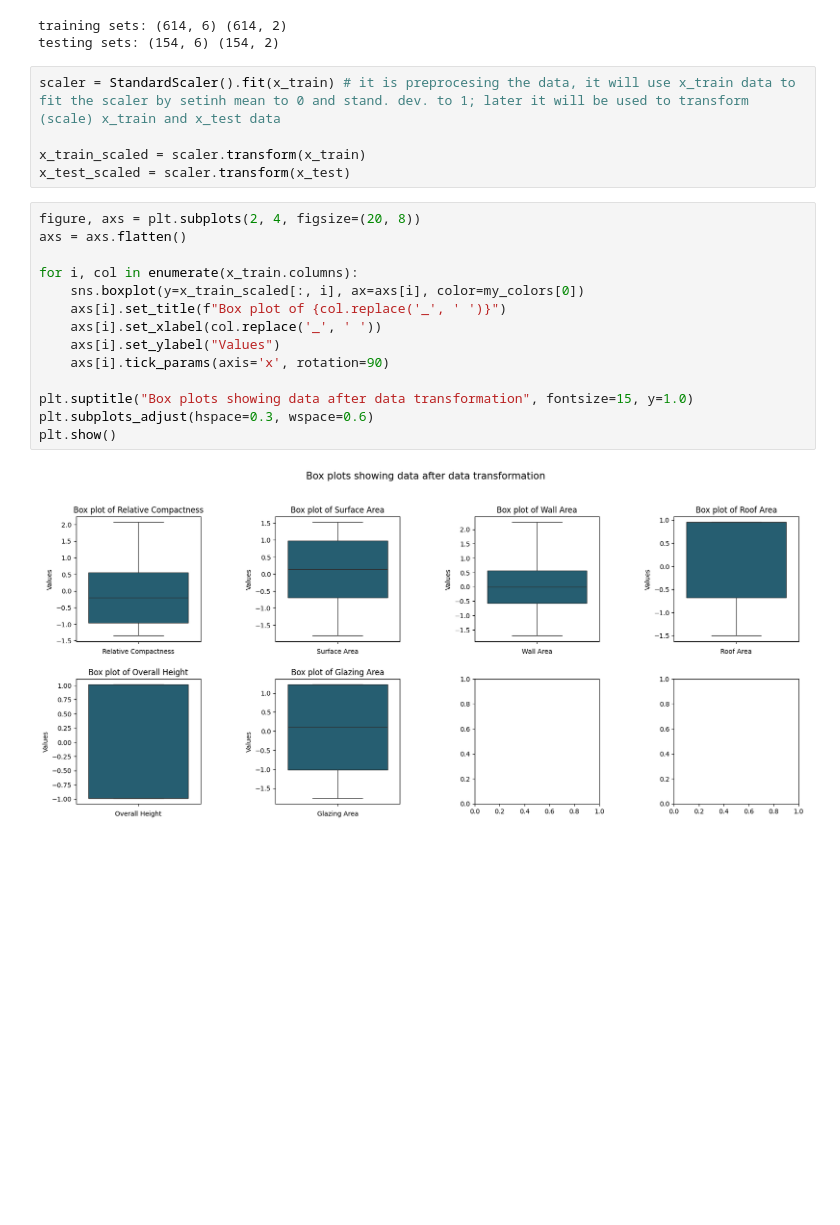
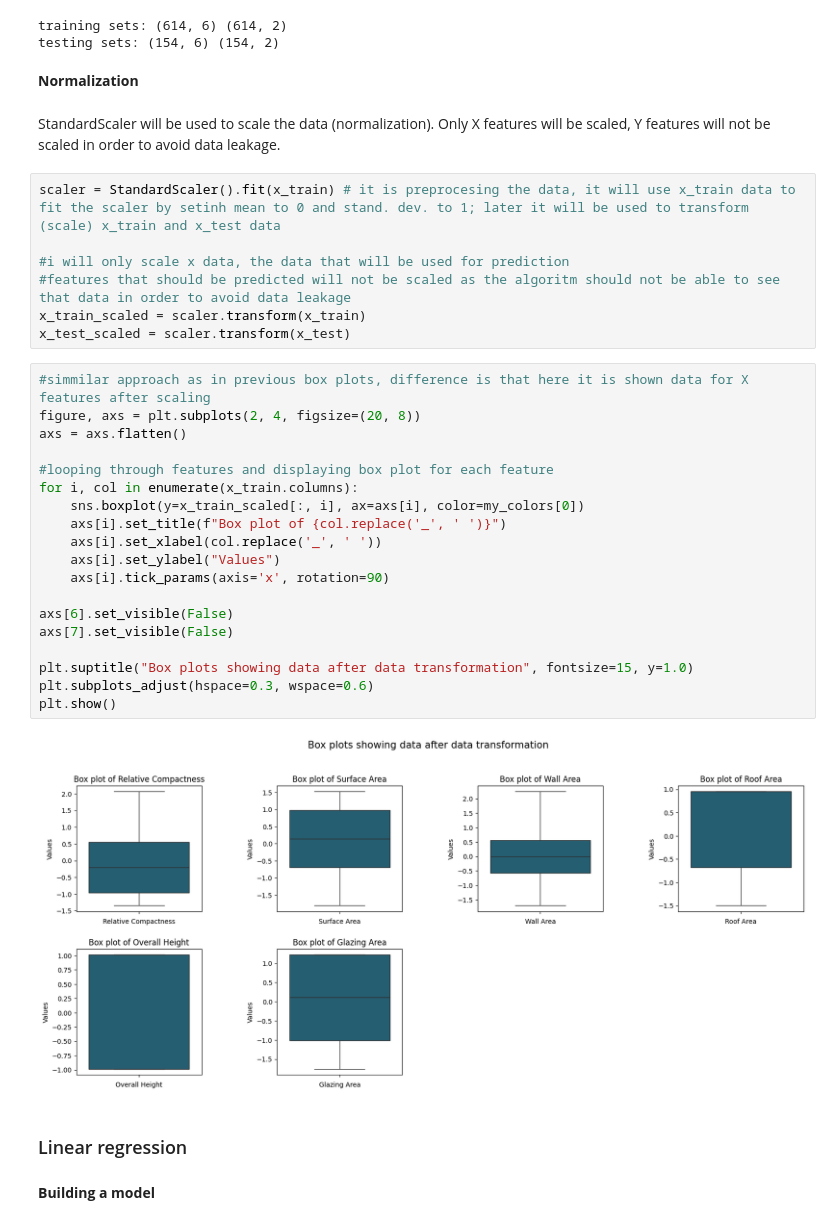
Before and after one commit to dalimvc/Regression-Models, a Jupyter notebook: 24-AS1-b21dalmi.ipynb, the cells around one changed output. Saved outputs shown, nothing was run; the diff lists cells and outputs as text; blank space fills up the shorter version.

Commit message:
adding liner regression

```diff
--- a/24-AS1-b21dalmi.ipynb
+++ b/24-AS1-b21dalmi.ipynb
@@ -222,24 +248,39 @@ print('testing sets:', x_test.shape , y_test.shape)
 # %% [output]
 training sets: (614, 6) (614, 2)
 testing sets: (154, 6) (154, 2)
+# %% [markdown]
+<b>Normalization</b>
+# %% [markdown]
+StandardScaler will be used to scale the data (normalization). Only X features will be scaled, Y features will not be scaled in order to avoid data leakage.
 # %%
 scaler = StandardScaler().fit(x_train) # it is preprocesing the data, it will use x_train data to fit the scaler by setinh mean to 0 and stand. dev. to 1; later it will be used to transform (scale) x_train and x_test data
 
+#i will only scale x data, the data that will be used for prediction
+#features that should be predicted will not be scaled as the algoritm should not be able to see that data in order to avoid data leakage
 x_train_scaled = scaler.transform(x_train)
 x_test_scaled = scaler.transform(x_test)
 # %%
+#simmilar approach as in previous box plots, difference is that here it is shown data for X features after scaling
 figure, axs = plt.subplots(2, 4, figsize=(20, 8))
 axs = axs.flatten()
 
+#looping through features and displaying box plot for each feature
 for i, col in enumerate(x_train.columns):
     sns.boxplot(y=x_train_scaled[:, i], ax=axs[i], color=my_colors[0])
     axs[i].set_title(f"Box plot of {col.replace('_', ' ')}")
     axs[i].set_xlabel(col.replace('_', ' '))
     axs[i].set_ylabel("Values")
     axs[i].tick_params(axis='x', rotation=90)
 
+axs[6].set_visible(False)
+axs[7].set_visible(False)
+
 plt.suptitle("Box plots showing data after data transformation", fontsize=15, y=1.0)
 plt.subplots_adjust(hspace=0.3, wspace=0.6)
 plt.show()
 # %% [output]
-[figure, old version]
+[figure, new version]
+# %% [markdown]
+<h3>Linear regression</h3>
+# %% [markdown]
+<b>Building a model</b>
```
Also changed, not shown: parts of 13 cells of this notebook.
